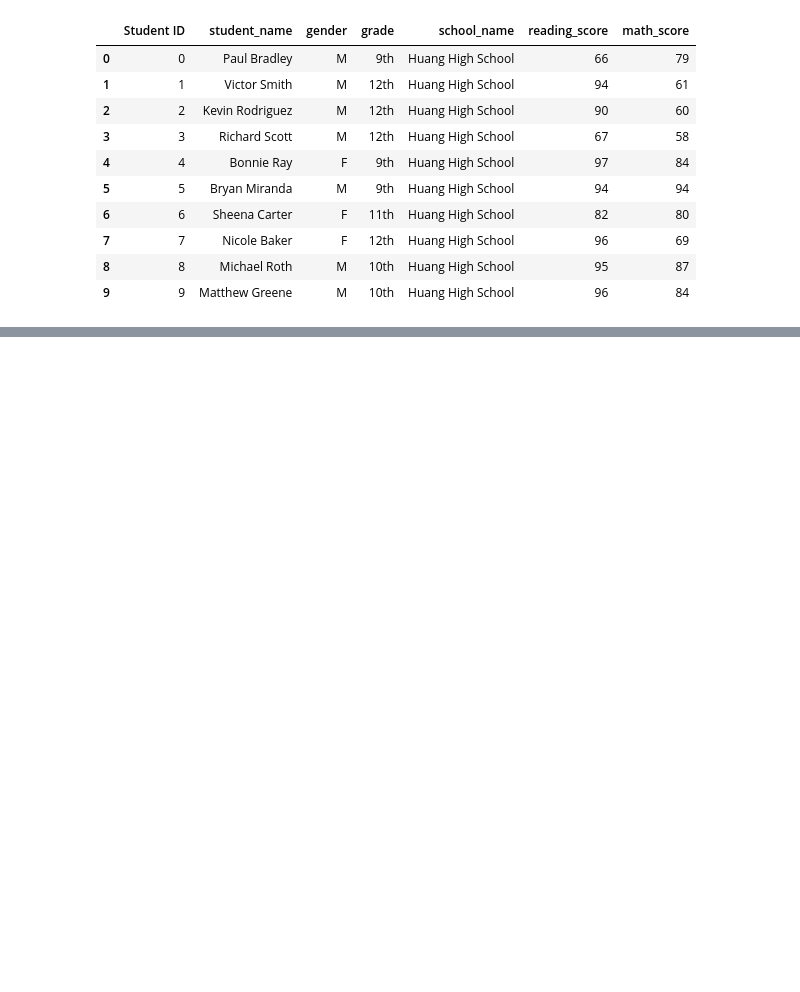
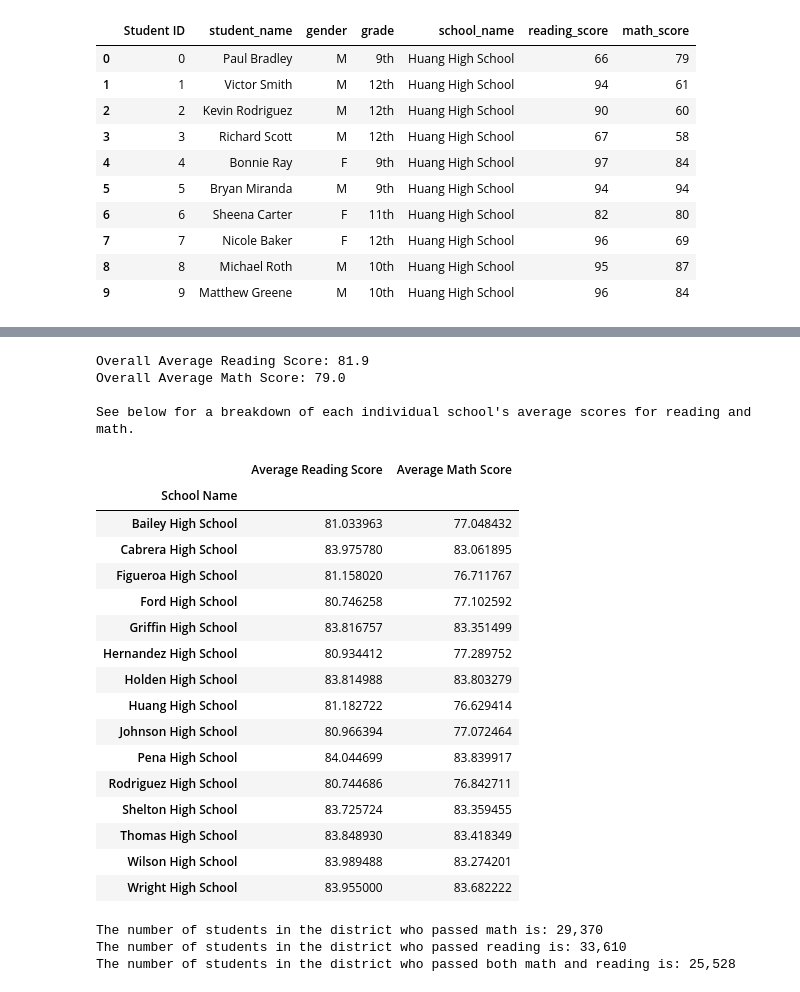
Before and after one commit to katiemtroll/School_District_Analysis, a Jupyter notebook: PyCitySchools.ipynb, the cells around one changed output, grey strips where cells are left out. Saved outputs shown, nothing was run; the diff lists cells and outputs as text; code cells hidden in the pictures; blank space fills up the shorter version.

Commit message:
district summary complete

```diff
--- a/PyCitySchools.ipynb
+++ b/PyCitySchools.ipynb
@@ -191,0 +243,17 @@ student_data_df.head(10)
+# %%
+# calculate the total budget for all of the schools
+total_budget = complete_data_df['budget'].unique().sum()
+print("The total budget for the district is $"+ "{:,}".format(total_budget)+ ".")
+
+# extra to practice knowledge - make a dataframe that shows the budget for each individual school. Don't use groupby here.
+print("\nSee below for a breakdown of each individual school budget.")
+
+school_budgets = complete_data_df['budget']
+school_names = complete_data_df['school_name']
+indv_budgets ={"School Name": school_names,
+               "Budget": school_budgets}
+indv_budget_df = pd.DataFrame(indv_budgets, columns=["School Name", "Budget"])
+indv_budget_df = indv_budget_df.drop_duplicates(subset = "School Name")
+#indv_budget_df["Budget"] = indv_budget_df["Budget"].apply('${:,}'.format)
+indv_budget_df = indv_budget_df.sort_values(by="School Name", ascending=True)
+indv_budget_df
@@ -191,0 +280,62 @@ student_data_df.head(10)
+# %%
+# next, we need to get the average math and reading scores
+mean_reading_score = complete_data_df['reading_score'].mean()
+print("Overall Average Reading Score: "+ '{:,.1f}'.format(mean_reading_score))
+mean_math_score = complete_data_df['math_score'].mean()
+print("Overall Average Math Score: "+'{:,.1f}'.format(mean_math_score))
+
+# extra to practice knowledge - find the average score for each school. Use groupby - easier.
+print("\nSee below for a breakdown of each individual school's average scores for reading and math.")
+
+reading_scores = complete_data_df['reading_score']
+math_scores = complete_data_df['math_score']
+scores_dict ={"School Name": school_names,
+            "Average Reading Score": reading_scores,
+            "Average Math Score": math_scores}
+scores_df = pd.DataFrame(scores_dict, columns=["School Name", "Average Reading Score", "Average Math Score"])
+avg_scores = scores_df.groupby(["School Name"]).mean()
+#avg_scores["Average Reading Score"] = avg_scores["Average Reading Score"].apply('{:,.1f}'.format)
+#avg_scores["Average Math Score"] = avg_scores["Average Math Score"].apply('{:,.1f}'.format)
+avg_scores
+# %% [output]
+Overall Average Reading Score: 81.9
+Overall Average Math Score: 79.0
+
+See below for a breakdown of each individual school's average scores for reading and math.
+|  | Average Reading Score | Average Math Score |
+| School Name |  |  |
+| Bailey High School | 81.033963 | 77.048432 |
+| Cabrera High School | 83.975780 | 83.061895 |
+| Figueroa High School | 81.158020 | 76.711767 |
+| Ford High School | 80.746258 | 77.102592 |
+| Griffin High School | 83.816757 | 83.351499 |
+| Hernandez High School | 80.934412 | 77.289752 |
+| Holden High School | 83.814988 | 83.803279 |
+| Huang High School | 81.182722 | 76.629414 |
+| Johnson High School | 80.966394 | 77.072464 |
+| Pena High School | 84.044699 | 83.839917 |
+| Rodriguez High School | 80.744686 | 76.842711 |
+| Shelton High School | 83.725724 | 83.359455 |
+| Thomas High School | 83.848930 | 83.418349 |
+| Wilson High School | 83.989488 | 83.274201 |
+| Wright High School | 83.955000 | 83.682222 |
+# %%
+# now we want to determine the percentage of students with a passing grade.
+# first, determine passing scores.
+passing_math = complete_data_df["math_score"]>=70
+passing_reading = complete_data_df["reading_score"]>=70
+# then pass these T/F results into a new dataframe
+passing_math_df = complete_data_df[passing_math]
+passing_reading_df = complete_data_df[passing_reading]
+passing_both_df = complete_data_df[passing_math&passing_reading]
+# then count the values of students passing each subject.
+passing_math_count = passing_math_df["student_name"].count()
+passing_reading_count = passing_reading_df["student_name"].count()
+passing_both_count = passing_both_df["student_name"].count()
+print("The number of students in the district who passed math is: " +'{:,d}'.format(passing_math_count))
+print("The number of students in the district who passed reading is: " +'{:,d}'.format(passing_reading_count))
+print("The number of students in the district who passed both math and reading is: " +'{:,d}'.format(passing_both_count))
+# %% [output]
+The number of students in the district who passed math is: 29,370
+The number of students in the district who passed reading is: 33,610
+The number of students in the district who passed both math and reading is: 25,528
```
Also changed, not shown: parts of 14 cells of this notebook, 1 other file.
